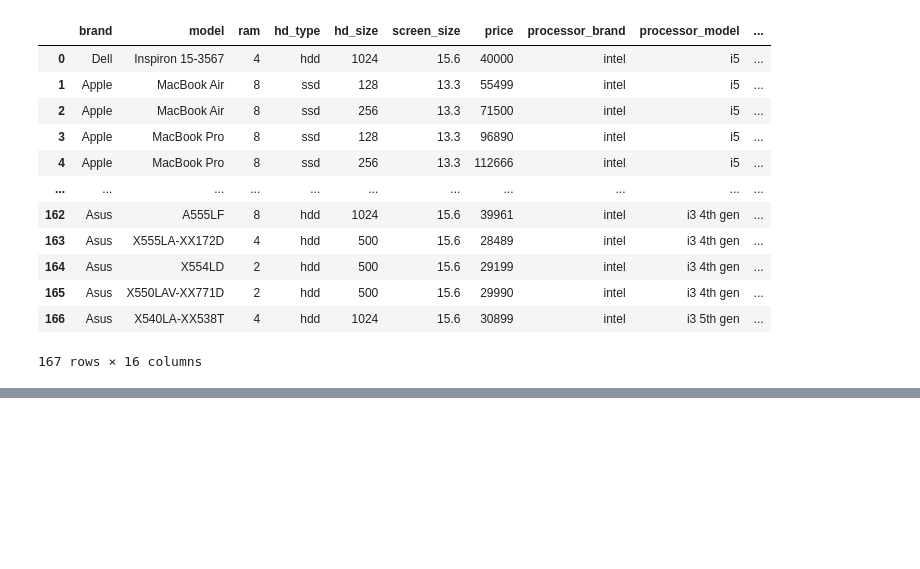
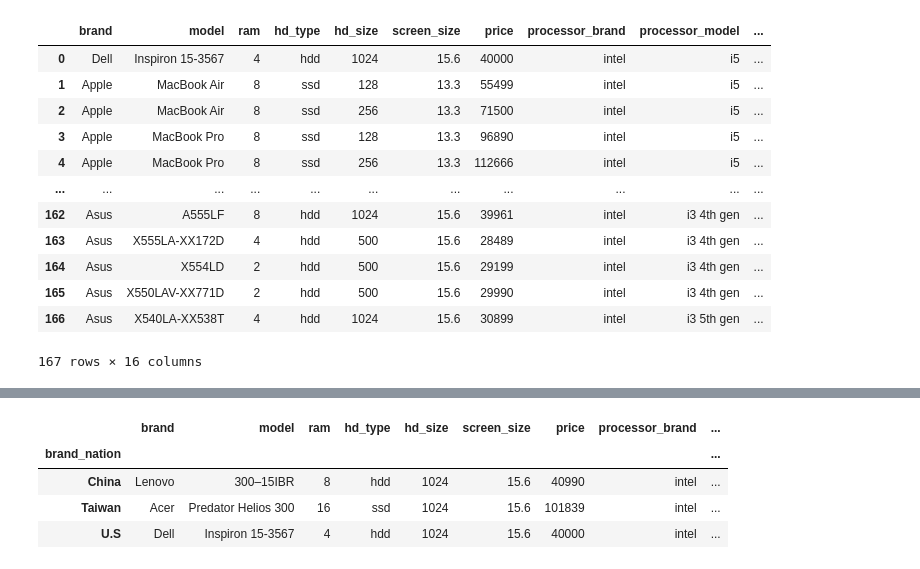
Before and after one commit to kh-min7/Data_Science, a Jupyter notebook: 새로운 값 계산하기.ipynb, the cells around one changed output, grey strips where cells are left out. Saved outputs shown, nothing was run; the diff lists cells and outputs as text; code cells hidden in the pictures; blank space fills up the shorter version.

```diff
--- a/새로운 값 계산하기.ipynb
+++ b/새로운 값 계산하기.ipynb
@@ -327,0 +353,8 @@ df
+# %%
+nation_groups.first()
+# %% [output]
+|  | brand | model | ram | hd_type | hd_size | screen_size | price | processor_brand | ... |
+| brand_nation |  |  |  |  |  |  |  |  | ... |
+| China | Lenovo | 300–15IBR | 8 | hdd | 1024 | 15.6 | 40990 | intel | ... |
+| Taiwan | Acer | Predator Helios 300 | 16 | ssd | 1024 | 15.6 | 101839 | intel | ... |
+| U.S | Dell | Inspiron 15-3567 | 4 | hdd | 1024 | 15.6 | 40000 | intel | ... |
```
Also changed, not shown: parts of 8 cells of this notebook, 1 other file.
